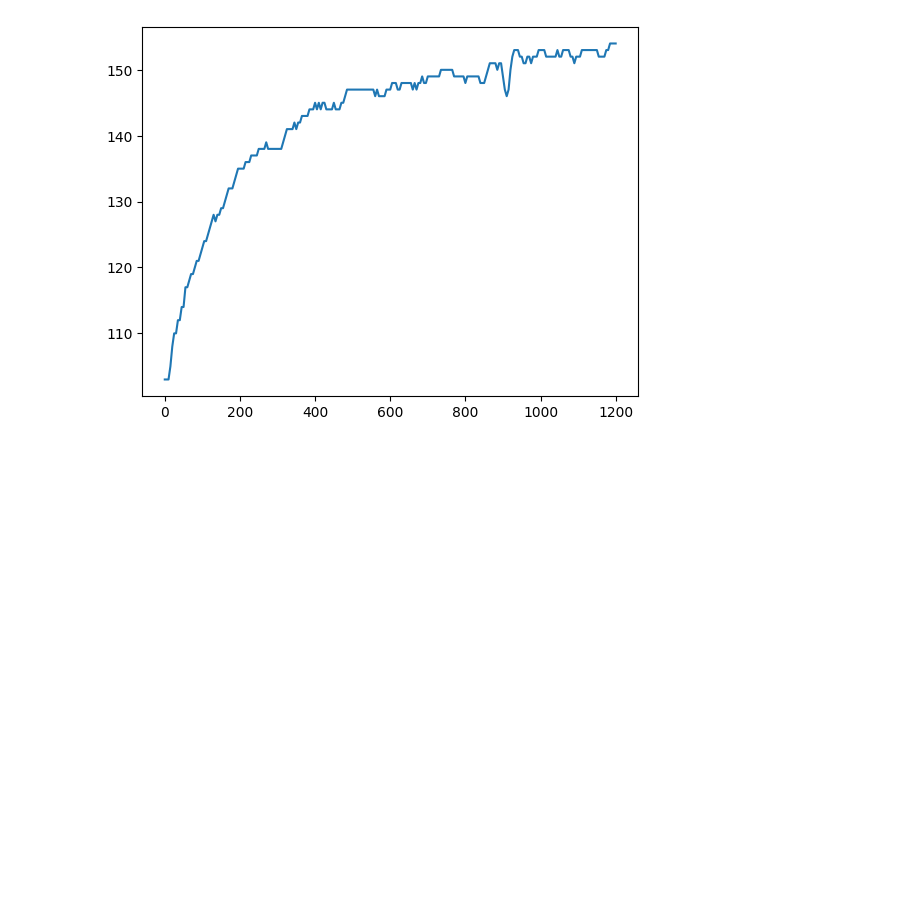
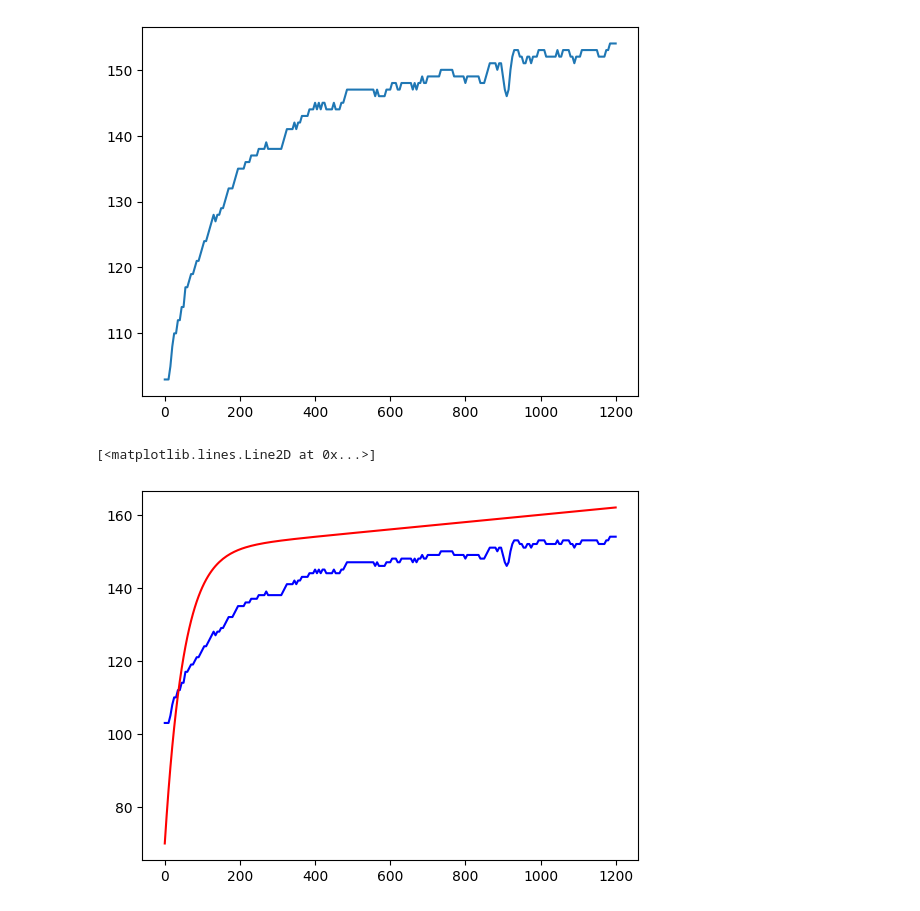
Before and after one commit to HaddoucheMilissa/No_linear_regression, a Jupyter notebook: PythonCode.ipynb, the cells around one changed output. Saved outputs shown, nothing was run; the diff lists cells and outputs as text; code cells hidden in the pictures; blank space fills up the shorter version.

```diff
--- a/PythonCode.ipynb
+++ b/PythonCode.ipynb
@@ -38,0 +36,13 @@ def BPM(t,c0,c1,c2,c3):
+# %%
+def BPM(t,c0,c1,c2,c3):
+  return c0+c1*t-c2*np.exp(-c3*t)
+guess=[150,0.01,80,0.02]
+len_=len(hr['Time (sec)'])
+y1=np.zeros(len_)
+for i in range(len_):
+  y1[i]=BPM(hr['Time (sec)'][i],guess[0],guess[1],guess[2],guess[3])
+plt.plot(hr['Time (sec)'],hr['Heart Rate (BPM)'],'b')
+plt.plot(hr['Time (sec)'],y1,'r')
+# %% [output]
+[<matplotlib.lines.Line2D at 0x...>]
+[figure, added]
```
Also changed, not shown: parts of 2 cells of this notebook.
